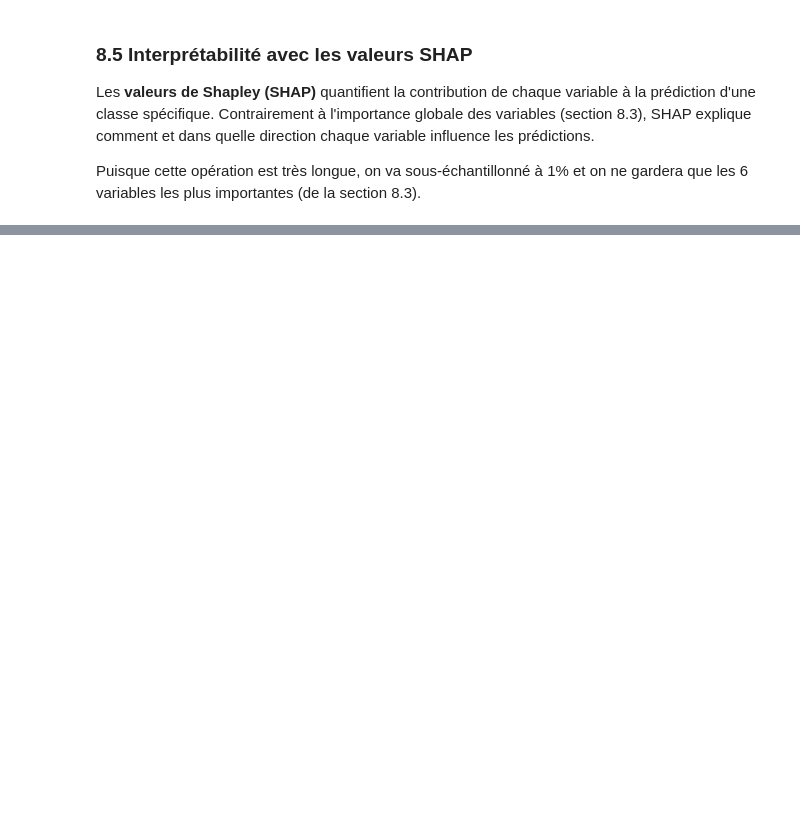
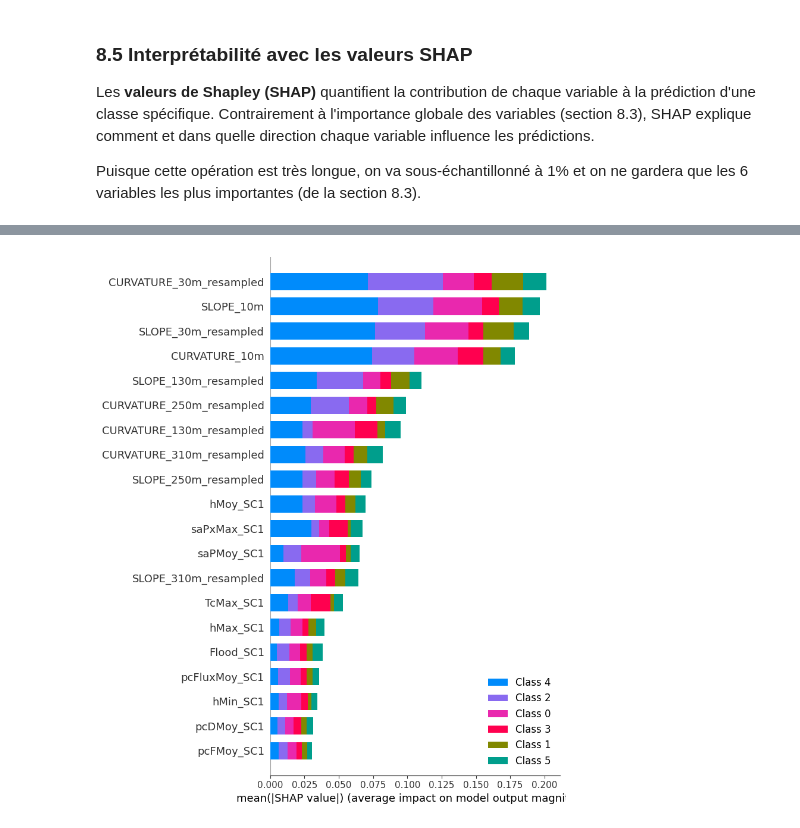
Before and after one commit to geo-stack/cours_ml_envirocan, a Jupyter notebook: 01_dataset_preprocessing.ipynb, the cells around one changed output, grey strips where cells are left out. Cells and saved outputs as stored; diff of their text form; code cells hidden in the pictures; blank space fills up the shorter version.

```diff
--- a/01_dataset_preprocessing.ipynb
+++ b/01_dataset_preprocessing.ipynb
@@ -974,0 +975,4 @@ Calcul des valeurs SHAP en cours...
+# %%
+shap.summary_plot(shap_values, X_sample_std,feature_names)
+# %% [output]
+[figure, added]
```
Also changed, not shown: parts of 4 cells of this notebook.
